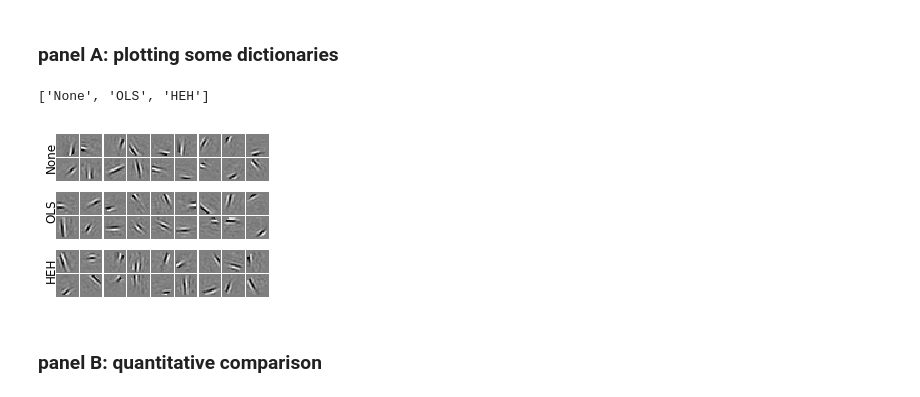
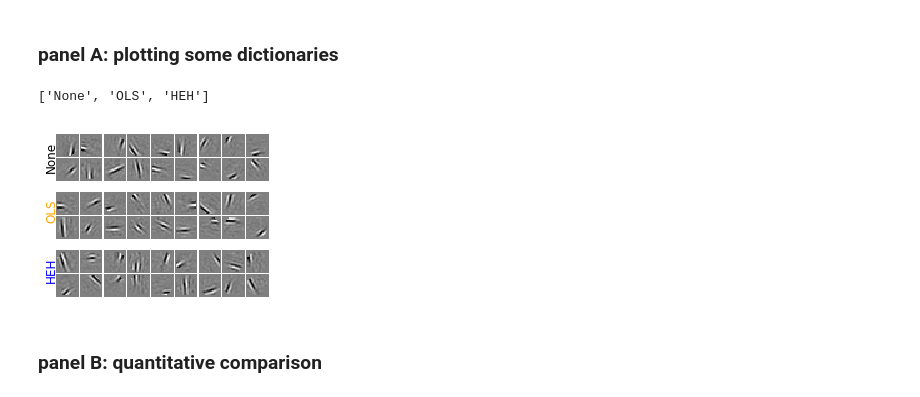
Before and after one commit to SpikeAI/HULK, a Jupyter notebook: Annex.ipynb, the cells around one changed output. Drawn from its saved outputs; the diff is of its cells as text; code cells hidden in the pictures.

Commit message:
thursday : colors in  panels A

```diff
--- a/Annex.ipynb
+++ b/Annex.ipynb
@@ -160,29 +157,27 @@ pname = '/tmp/panel_A' #pname = fname + '_A'
 # %%
 from shl_scripts import show_dico
 if DEBUG: show_dico(shl, dico[homeo_method], dim_graph=(2,5))
-# %%
-homeo_methods
-# %% [output]
-['None', 'OLS', 'HEH']
+# %%
+dim_graph = (2, 9)
+colors = ['black', 'orange', 'blue']
+homeo_methods
+# %% [output]
+['None', 'OLS', 'HEH']
 # %%
-dim_graph = (2, 9)
-colors = ['black', 'orange', 'blue']
-
-
 subplotpars = dict( left=0.042, right=1., bottom=0., top=1., wspace=0.05, hspace=0.05,)
 fig, axs = plt.subplots(3, 1, figsize=(fig_width/2, fig_width/(1+phi)), gridspec_kw=subplotpars)
 
 for ax, color, homeo_method in zip(axs.ravel(), colors, homeo_methods):
-    ax.axis(c='b', lw=2, axisbg='w')
+    ax.axis(c=color, lw=2, axisbg='w')
     ax.set_facecolor('w')
     from shl_scripts import show_dico
     fig, ax = show_dico(shl, dico[homeo_method], dim_graph=dim_graph, fig=fig, ax=ax)
     # ax.set_ylabel(homeo_method)
-    ax.text(-8, 7*dim_graph[0], homeo_method, fontsize=12, color='k', rotation=90)#, backgroundcolor='white'
+    ax.text(-8, 7*dim_graph[0], homeo_method, fontsize=12, color=color, rotation=90)#, backgroundcolor='white'
 
 for ext in FORMATS: fig.savefig(pname + ext, dpi=dpi_export)
 # %% [output]
-[figure, old version]
+[figure, new version]
 # %%
 if DEBUG: Image(pname +'.png')
 # %%
```
Also changed, not shown: parts of 14 cells of this notebook.
